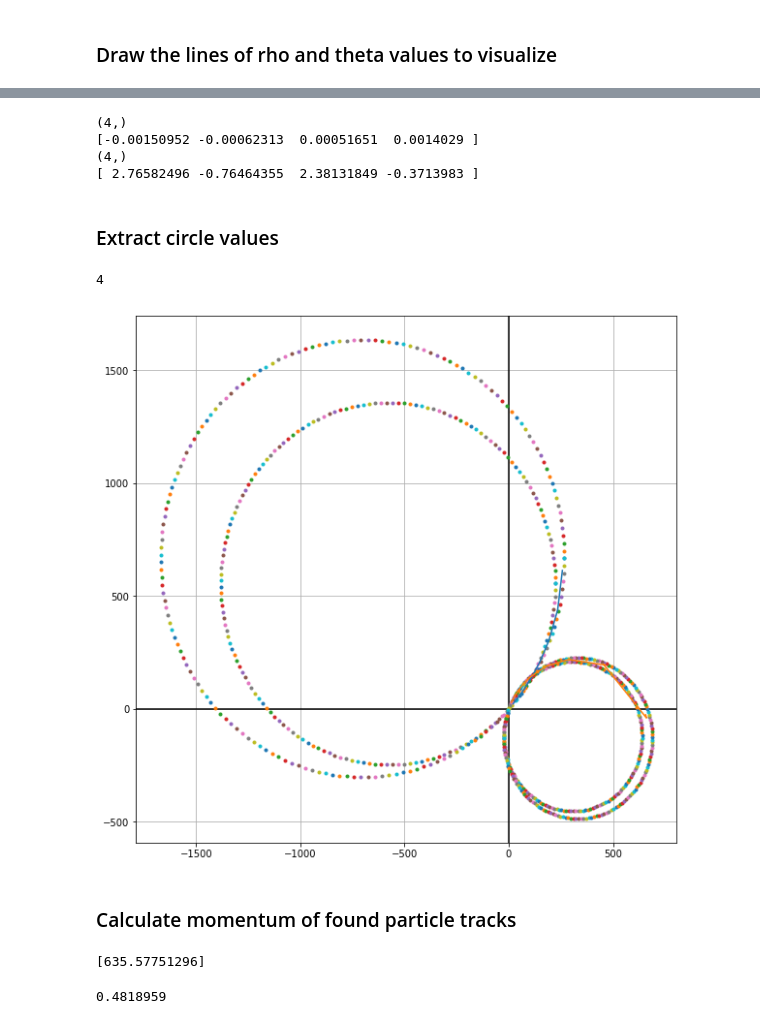
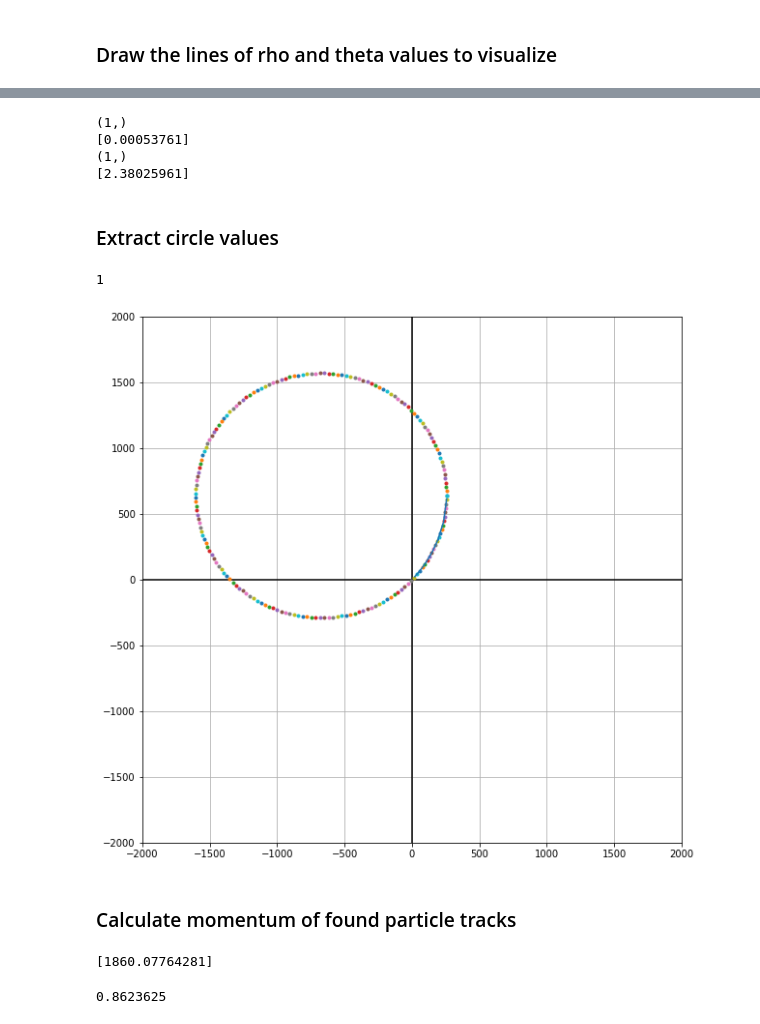
Before and after one commit to MaxHolmberg96/track-estimation-ML, a Jupyter notebook: houghTransform.ipynb, the cells around one changed output, grey strips where cells are left out. Drawn from its saved outputs; the diff is of its cells as text; code cells hidden in the pictures.

Commit message:
hough transform finally works reliable

```diff
--- a/houghTransform.ipynb
+++ b/houghTransform.ipynb
@@ -43,8 +43,8 @@ selected_truth = truth.iloc[selected_indices]
 plt.figure(figsize=(10,10))
 ax = plt.axes()
 # Separate the tracks
-tracks = selected_truth.particle_id.unique()[1::200]
-tracks = [tracks[22], tracks[14]]
+tracks = selected_truth.particle_id.unique()[1::100]
+tracks = [tracks[44]]
 print(len(selected_truth.particle_id.unique()))
 print(len(tracks))
 for track in tracks:
@@ -144,11 +144,11 @@ from math import pi
 maxRho = max([np.linalg.norm(p) for p in allTrackPoints])
 minRho = -maxRho
 # -pi / 2 -> pi / 2 works best
-minTheta = -pi
+minTheta = 0
 maxTheta = pi - 10**-10
 # Best values seem to be 250 and 360 respectively
-nrBinsRho = 500
-nrBinsTheta = 720
+nrBinsRho = 360
+nrBinsTheta = 360
 
 accumulator, maxRho, minRho, nrBinsRho, nrBinsTheta, thetas = createHoughSpace(allTrackPoints, minRho, maxRho, minTheta, maxTheta, nrBinsRho, nrBinsTheta)
 
@@ -172,12 +172,13 @@ plt.show()
 # %% [markdown]
 ### Visualize the Hough space
 # %%
-visualizeHoughSpace3D(accumulator, minRho, maxRho, minTheta, maxTheta, nrBinsRho, nrBinsTheta)
-threshhold = int(averageNumberHits) - 1 # Super dependent on this
+#visualizeHoughSpace3D(accumulator, minRho, maxRho, minTheta, maxTheta, nrBinsRho, nrBinsTheta)
+threshhold = int(averageNumberHits) # Super dependent on this
 maxPoints = findMaxValues(accumulator, nrBinsRho, nrBinsTheta, threshhold)
 print(maxPoints)
 #print(maxPoints)
 maxIndex = np.unravel_index(np.argmax(accumulator), accumulator.shape)
 print(maxIndex)
+print(accumulator[maxIndex[0], maxIndex[1]+1])
 #print(nMax)
 # %% [output]
@@ -228,10 +229,10 @@ print(maxRhos)
 print(maxThetas.shape)
 print(maxThetas)
 # %% [output]
-(4,)
-[-0.00150952 -0.00062313  0.00051651  0.0014029 ]
-(4,)
-[ 2.76582496 -0.76464355  2.38131849 -0.3713983 ]
+(1,)
+[0.00053761]
+(1,)
+[2.38025961]
 # %% [markdown]
 ### Extract circle values
 # %%
@@ -241,42 +242,43 @@ circles = inverseConformalMapping(lines)
 #print(circles)
 print(len(circles))
 # %% [output]
-4
+1
 # %%
 plt.figure(figsize=(10,10))
 ax = plt.axes()
 ax.grid(True, which='both')
 ax.axhline(y=0, color='k')
 ax.axvline(x=0, color='k')
-#ax.set_xlim(-5000, 5000)
-#ax.set_ylim(-5000, 5000)
+zoom = 2000
+ax.set_xlim(-zoom, zoom)
+ax.set_ylim(-zoom, zoom)
 for circle in circles:
     if circle[0] == -1 and circle[1] == -1 and circle[2] == -1:
         continue
     yCircle = []
     for t in np.linspace(0, pi * 2, 180):
         yCircle.append(circleFunction(circle[0], circle[1], circle[2], t))
 
     for circlePoint in yCircle:
         ax.plot(circlePoint[0], circlePoint[1], '.')
 
 
 
 # Separate the tracks
 #tracks = selected_truth.particle_id.unique()[1::500]
 for track in tracks:
     # A value of 0 means that the hit did not originate
     # from a reconstructible particle, but e.g. from detector noise.
     if track == 0:
         continue
     t = selected_truth[selected_truth.particle_id == track]
     ax.plot(t.tx, t.ty)
 
 
 plt.savefig("reconstruct.png")
 plt.show()
 # %% [output]
-[figure, old version]
+[figure, new version]
 # %% [markdown]
 ### Calculate momentum of found particle tracks
 # %%
@@ -289,7 +291,7 @@ for circle in circles:
 # %%
 print(momentum)
 # %% [output]
-[635.57751296]
+[1860.07764281]
 # %%
 for track in tracks:
     # A value of 0 means that the hit did not originate
@@ -303,4 +305,4 @@ for track in tracks:
     pz = t['tpz'].iloc[0]
     print(np.linalg.norm(np.array([px, py, pz])))
 # %% [output]
-0.4818959
+0.8623625
```
Also changed, not shown: parts of 6 cells of this notebook, 2 other files.
